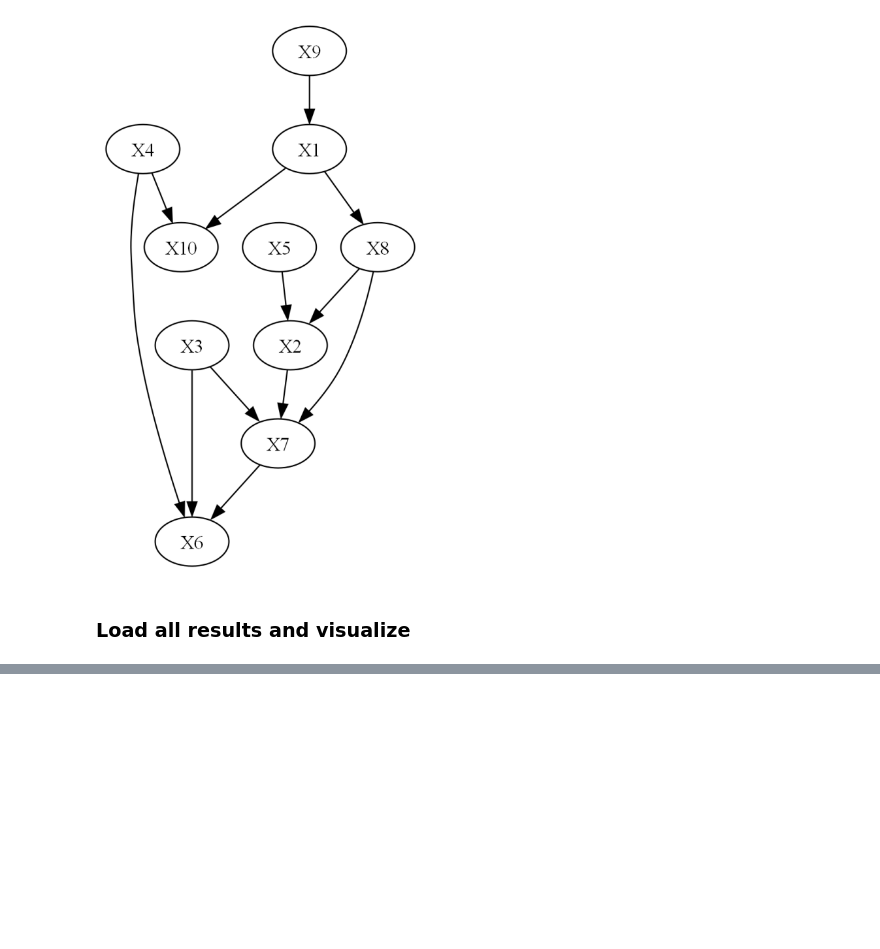
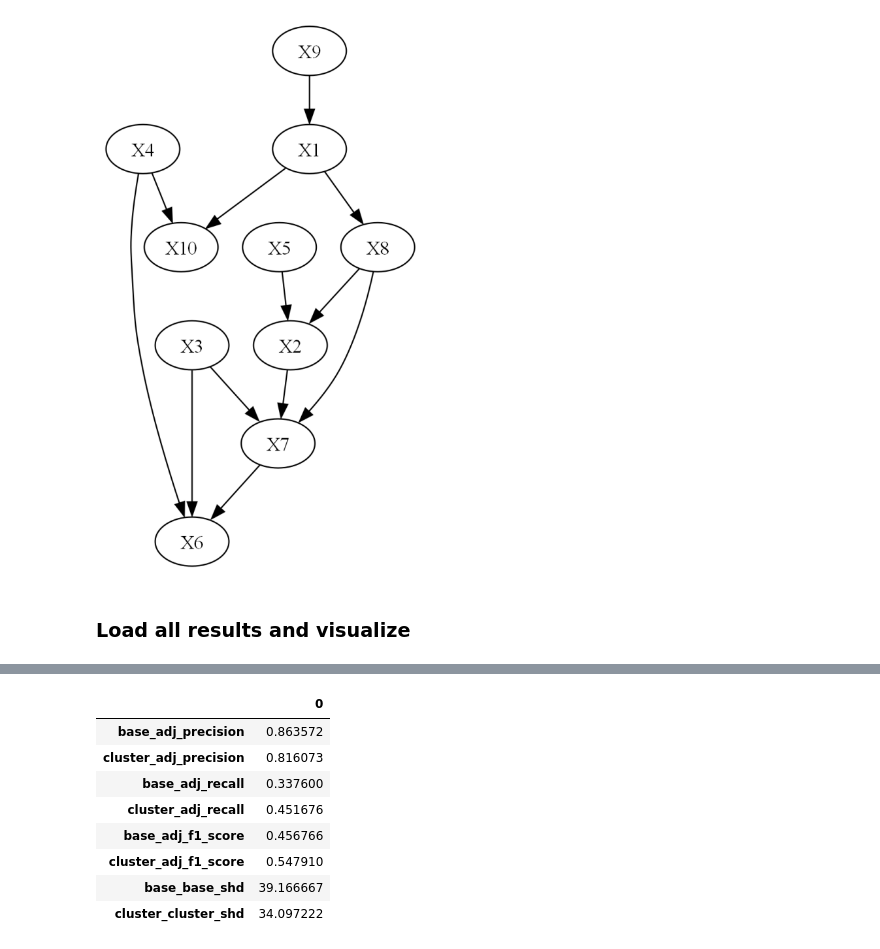
Before and after one commit to JanMarcoRuizdeVargas/clustercausal, a Jupyter notebook: Gridsearch_cluster_PC.ipynb, the cells around one changed output, grey strips where cells are left out. Cells and saved outputs as stored; diff of their text form; code cells hidden in the pictures; blank space fills up the shorter version.

Commit message:
finished gridsearch pipeline

```diff
--- a/Gridsearch_cluster_PC.ipynb
+++ b/Gridsearch_cluster_PC.ipynb
@@ -190,6 +148,7 @@ cluster_dag.true_dag.draw_pydot_graph()
 # %% [markdown]
 ### Load all results and visualize
 # %%
-gridssearch_directory = first_gridsearch_directory
+gridssearch_directory =  'clustercausal\experiments\_results\ClusterPC_2023-08-17 13-39-28.254059' #first_gridsearch_directory
+gridssearch_directory = gridssearch_directory.replace('\\', '/')
 print(f"Gridsearch directory: {gridssearch_directory}")
 # %% [output]
@@ -269,25 +155,0 @@ print(test_dict)
-# %%
-def load_data(directory):
-    # directory = gridsearch_directory
-    # e.g. clustercausal/experiments/results/ClusterPC_2023-08-16 14-23-07.067298
-    # Define the base directory
-    columns = None
-    experiment_folders = os.listdir(directory)
-    for experiment in experiment_folders:
-        experiment_path = os.path.join(directory, experiment)
-        result_dict = load_experiment(experiment_path)
-        if columns is None:
-            columns = []
-            for key in result_dict['base_evaluation_results'].keys():
-                columns.append('base_'+key)
-            for key in result_dict['cluster_evaluation_results'].keys():
-                columns.append('cluster_'+key)
-            for key in result_dict['settings'].keys():
-                columns.append(key)
-            data = pd.DataFrame(columns=columns)
-        values = []
-        for upper_key in result_dict:
-            for key in result_dict[upper_key]:
-                values.append(result_dict[upper_key][key])
-        data = pd.concat([data, pd.DataFrame([values], columns=columns)], ignore_index = True)
-    return data
@@ -348,0 +156,4 @@ AttributeError: 'str' object has no attribute 'keys'
+# %%
+from clustercausal.utils.Utils import *
+pd.set_option('display.max_columns', None)
+data = load_data(gridssearch_directory)
@@ -348,0 +173,13 @@ AttributeError: 'str' object has no attribute 'keys'
+# %%
+selected_metrics = ['base_adj_precision', 'cluster_adj_precision', 'base_adj_recall', 'cluster_adj_recall', 'base_adj_f1_score', 'cluster_adj_f1_score', 'base_base_shd', 'cluster_cluster_shd']
+pd.DataFrame(data[selected_metrics].mean())
+# %% [output]
+|  | 0 |
+| base_adj_precision | 0.863572 |
+| cluster_adj_precision | 0.816073 |
+| base_adj_recall | 0.337600 |
+| cluster_adj_recall | 0.451676 |
+| base_adj_f1_score | 0.456766 |
+| cluster_adj_f1_score | 0.547910 |
+| base_base_shd | 39.166667 |
+| cluster_cluster_shd | 34.097222 |
```
Also changed, not shown: parts of 15 cells of this notebook, 5 other files.
